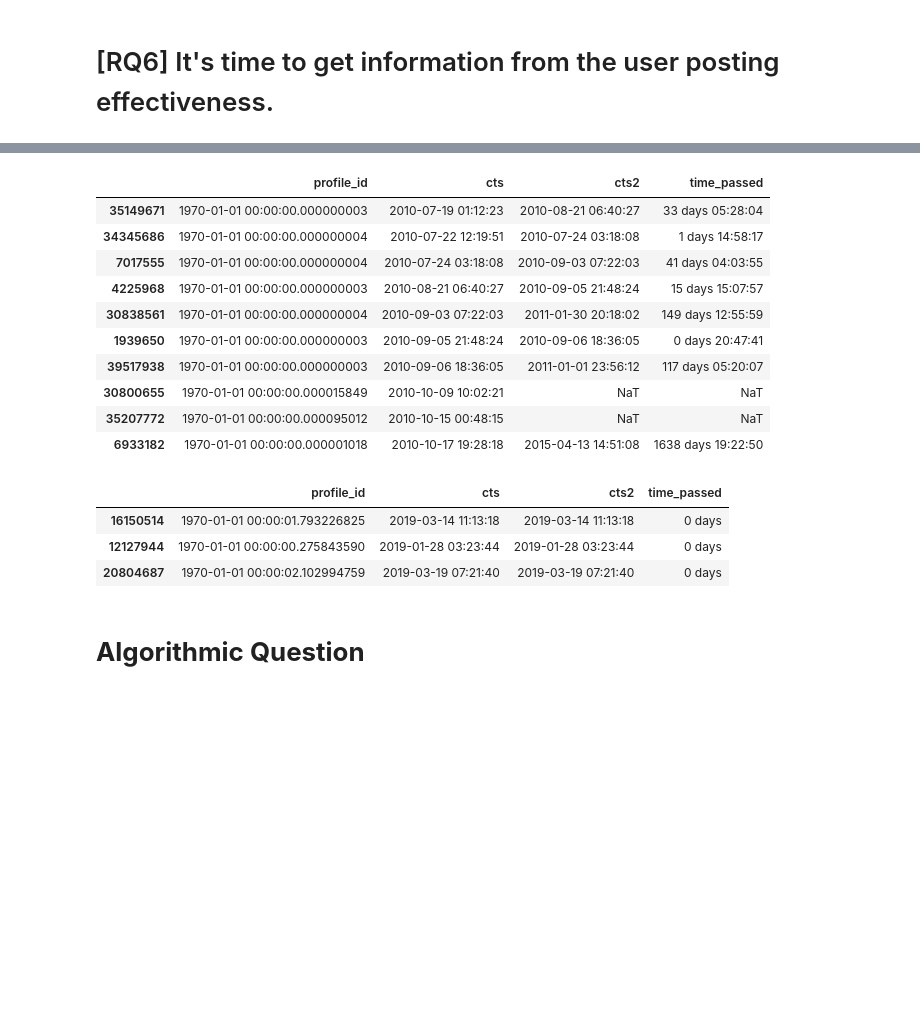
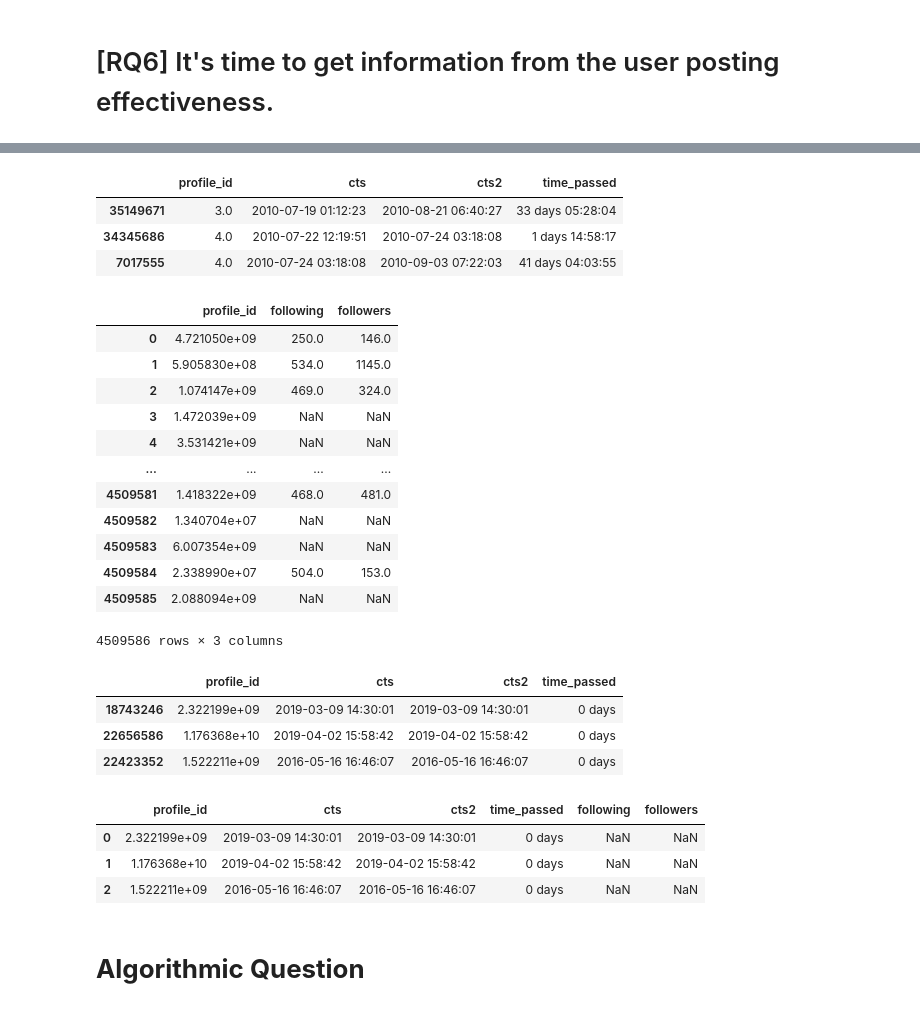
Before and after one commit to PaoloBarba/ADM_HW2, a Jupyter notebook: soukaina_main.ipynb, the cells around one changed output, grey strips where cells are left out. Saved outputs shown, nothing was run; the diff lists cells and outputs as text; code cells hidden in the pictures; blank space fills up the shorter version.

```diff
--- a/soukaina_main.ipynb
+++ b/soukaina_main.ipynb
@@ -98,14 +98,15 @@ time_interval(posts, time_intervals)
 
 file =("/content/drive/MyDrive/ADM_HW2/instagram_posts.csv" )
 posts = pd.read_csv(file, usecols= ['profile_id','cts'], sep='\t')
+# %%
+time = pd.DataFrame(posts[['profile_id','cts']])
+
+time[['cts']] = time[['cts']].apply(pd.to_datetime)
+time=time.sort_values(by=['cts'])
 # %%
-time = pd.DataFrame(posts[['profile_id','cts']])
-
-time[['profile_id','cts']] = time[['profile_id','cts']].apply(pd.to_datetime)
-time1=time.sort_values(by=['cts', 'profile_id'])
-timepass=time1.assign(cts2=time1.groupby('profile_id').cts.shift(-1))
-timepass = pd.DataFrame(timepass[['profile_id','cts','cts2']])
-timepass['time_passed'] = timepass['cts2'] - timepass['cts']
-print('Average time before publishing another post is: ',timepass['time_passed'].mean())
-timepass.head(10)
+time=time.assign(cts2=time.groupby('profile_id').cts.shift(-1))
+time = pd.DataFrame(time[['profile_id','cts','cts2']])
+time['time_passed'] = time['cts2'] - time['cts']
+print('Average time before publishing another post is: ',time['time_passed'].mean())
+time.head(3)
 # %% [output]
@@ -113,27 +114,45 @@ Average time before publishing another post is:  33 days 04:45:21.097663472
 |  | profile_id | cts | cts2 | time_passed |
-| 35149671 | 1970-01-01 00:00:00.000000003 | 2010-07-19 01:12:23 | 2010-08-21 06:40:27 | 33 days 05:28:04 |
-| 34345686 | 1970-01-01 00:00:00.000000004 | 2010-07-22 12:19:51 | 2010-07-24 03:18:08 | 1 days 14:58:17 |
-| 7017555 | 1970-01-01 00:00:00.000000004 | 2010-07-24 03:18:08 | 2010-09-03 07:22:03 | 41 days 04:03:55 |
-| 4225968 | 1970-01-01 00:00:00.000000003 | 2010-08-21 06:40:27 | 2010-09-05 21:48:24 | 15 days 15:07:57 |
-| 30838561 | 1970-01-01 00:00:00.000000004 | 2010-09-03 07:22:03 | 2011-01-30 20:18:02 | 149 days 12:55:59 |
-| 1939650 | 1970-01-01 00:00:00.000000003 | 2010-09-05 21:48:24 | 2010-09-06 18:36:05 | 0 days 20:47:41 |
-| 39517938 | 1970-01-01 00:00:00.000000003 | 2010-09-06 18:36:05 | 2011-01-01 23:56:12 | 117 days 05:20:07 |
-| 30800655 | 1970-01-01 00:00:00.000015849 | 2010-10-09 10:02:21 | NaT | NaT |
-| 35207772 | 1970-01-01 00:00:00.000095012 | 2010-10-15 00:48:15 | NaT | NaT |
-| 6933182 | 1970-01-01 00:00:00.000001018 | 2010-10-17 19:28:18 | 2015-04-13 14:51:08 | 1638 days 19:22:50 |
+| 35149671 | 3.0 | 2010-07-19 01:12:23 | 2010-08-21 06:40:27 | 33 days 05:28:04 |
+| 34345686 | 4.0 | 2010-07-22 12:19:51 | 2010-07-24 03:18:08 | 1 days 14:58:17 |
+| 7017555 | 4.0 | 2010-07-24 03:18:08 | 2010-09-03 07:22:03 | 41 days 04:03:55 |
 # %%
 file2 =("/content/drive/MyDrive/ADM_HW2/instagram_profiles.csv" )
 profiles = pd.read_csv(file2, usecols= ['profile_id','following','followers'], sep='\t')
+timepass1 = pd.DataFrame(profiles[['profile_name','profile_id','following','followers']])
+timepass1
+# %% [output]
+|  | profile_id | following | followers |
+| 0 | 4.721050e+09 | 250.0 | 146.0 |
+| 1 | 5.905830e+08 | 534.0 | 1145.0 |
+| 2 | 1.074147e+09 | 469.0 | 324.0 |
+| 3 | 1.472039e+09 | NaN | NaN |
+| 4 | 3.531421e+09 | NaN | NaN |
+| ... | ... | ... | ... |
+| 4509581 | 1.418322e+09 | 468.0 | 481.0 |
+| 4509582 | 1.340704e+07 | NaN | NaN |
+| 4509583 | 6.007354e+09 | NaN | NaN |
+| 4509584 | 2.338990e+07 | 504.0 | 153.0 |
+| 4509585 | 2.088094e+09 | NaN | NaN |
+4509586 rows × 3 columns
 # %%
 #Plot the top 3 users that publish posts more frequently (calculate the average time that passes between posts), including their amount of followers and following. Provide insights from that chart.
 
-timepass2=timepass.sort_values(by=['time_passed'])
-timepass2.head(3)
+time=time.sort_values(by=['time_passed'])
+time.head(3)
 # %% [output]
 |  | profile_id | cts | cts2 | time_passed |
-| 16150514 | 1970-01-01 00:00:01.793226825 | 2019-03-14 11:13:18 | 2019-03-14 11:13:18 | 0 days |
-| 12127944 | 1970-01-01 00:00:00.275843590 | 2019-01-28 03:23:44 | 2019-01-28 03:23:44 | 0 days |
-| 20804687 | 1970-01-01 00:00:02.102994759 | 2019-03-19 07:21:40 | 2019-03-19 07:21:40 | 0 days |
+| 18743246 | 2.322199e+09 | 2019-03-09 14:30:01 | 2019-03-09 14:30:01 | 0 days |
+| 22656586 | 1.176368e+10 | 2019-04-02 15:58:42 | 2019-04-02 15:58:42 | 0 days |
+| 22423352 | 1.522211e+09 | 2016-05-16 16:46:07 | 2016-05-16 16:46:07 | 0 days |
+# %%
+time = pd.concat([time, timepass1], ignore_index=True, sort=False)
+#time=time.sort_values(by=['time_passed'])
+time.head(3)
+# %% [output]
+|  | profile_id | cts | cts2 | time_passed | following | followers |
+| 0 | 2.322199e+09 | 2019-03-09 14:30:01 | 2019-03-09 14:30:01 | 0 days | NaN | NaN |
+| 1 | 1.176368e+10 | 2019-04-02 15:58:42 | 2019-04-02 15:58:42 | 0 days | NaN | NaN |
+| 2 | 1.522211e+09 | 2016-05-16 16:46:07 | 2016-05-16 16:46:07 | 0 days | NaN | NaN |
 # %%
 #Using the function you previously coded, plot the time intervals with the highest average number of “likes” and the ones with the highest average number of comments on posts.
 
```
Also changed, not shown: parts of 1 cell of this notebook.
